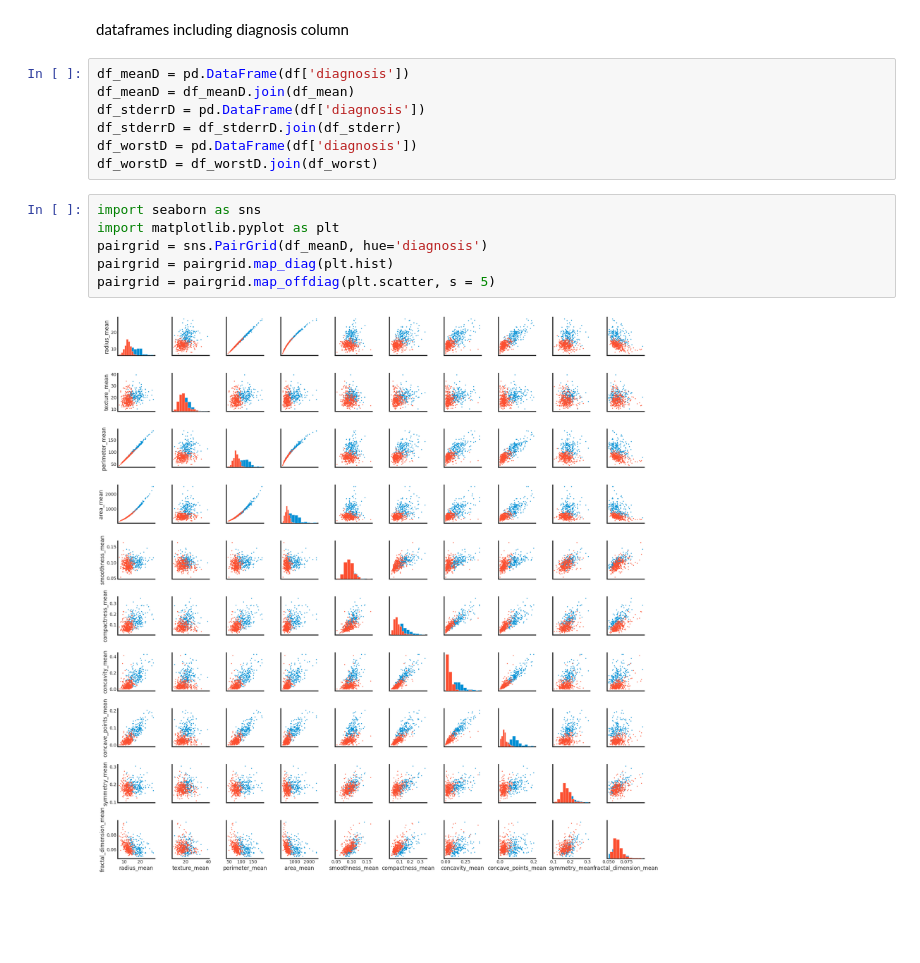
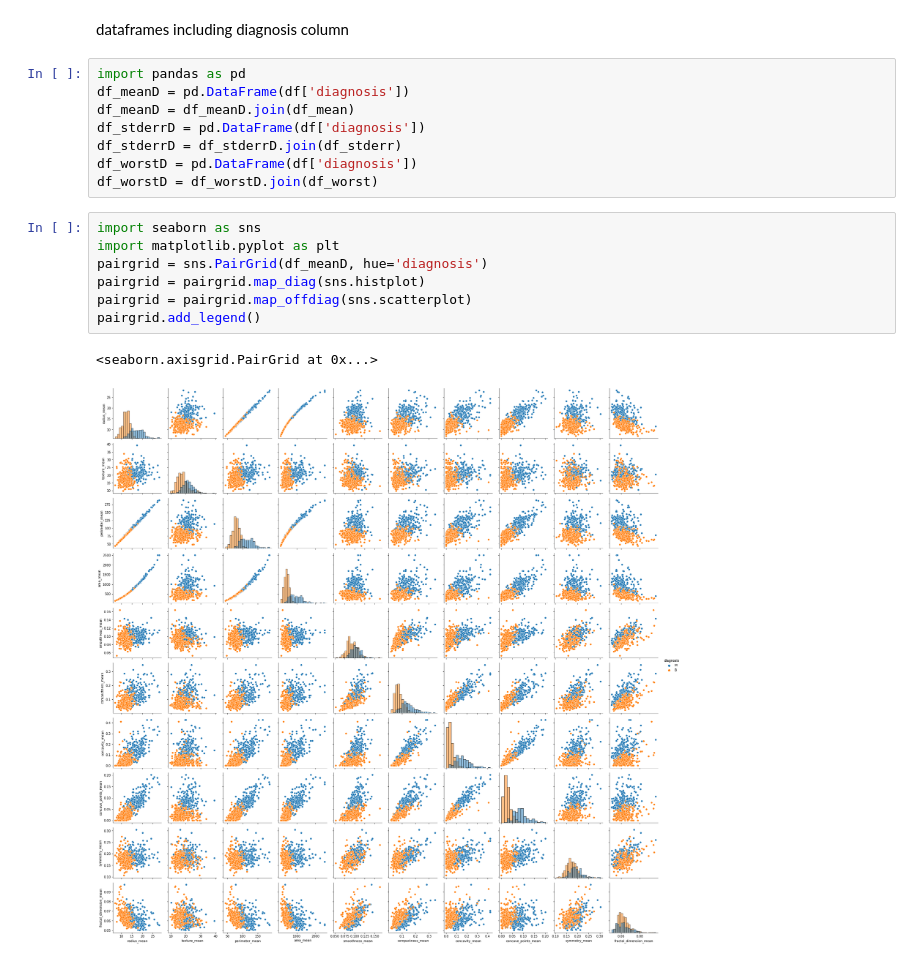
Before and after one commit to Roshni-Bala/Breast-Cancer-Risk-Prediction, a Jupyter notebook: risk_prediction.ipynb, the cells around one changed output. Cells and saved outputs as stored; diff of their text form; blank space fills up the shorter version.

```diff
--- a/risk_prediction.ipynb
+++ b/risk_prediction.ipynb
@@ -188,6 +183,7 @@ array([[<matplotlib.axes._subplots.AxesSubplot object at 0x...>,
 # %% [markdown]
 dataframes including diagnosis column
 # %%
+import pandas as pd
 df_meanD = pd.DataFrame(df['diagnosis'])
 df_meanD = df_meanD.join(df_mean)
 df_stderrD = pd.DataFrame(df['diagnosis'])
@@ -197,8 +193,10 @@ df_worstD = df_worstD.join(df_worst)
 # %%
 import seaborn as sns
 import matplotlib.pyplot as plt
 pairgrid = sns.PairGrid(df_meanD, hue='diagnosis')
-pairgrid = pairgrid.map_diag(plt.hist)
-pairgrid = pairgrid.map_offdiag(plt.scatter, s = 5)
+pairgrid = pairgrid.map_diag(sns.histplot)
+pairgrid = pairgrid.map_offdiag(sns.scatterplot)
+pairgrid.add_legend()
 # %% [output]
+<seaborn.axisgrid.PairGrid at 0x...>
-[figure, old version]
+[figure, new version]
```
Also changed, not shown: parts of 4 cells of this notebook.
